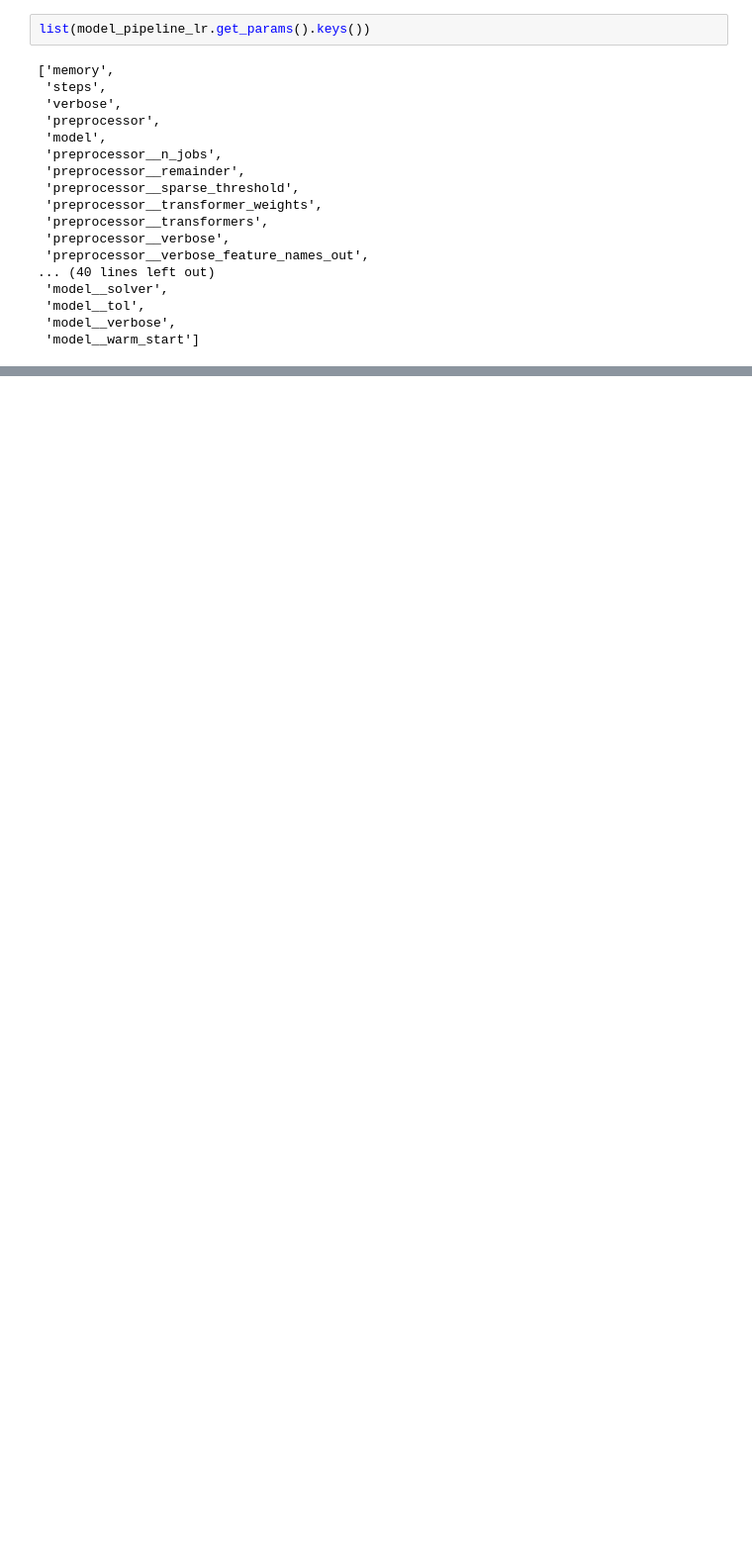
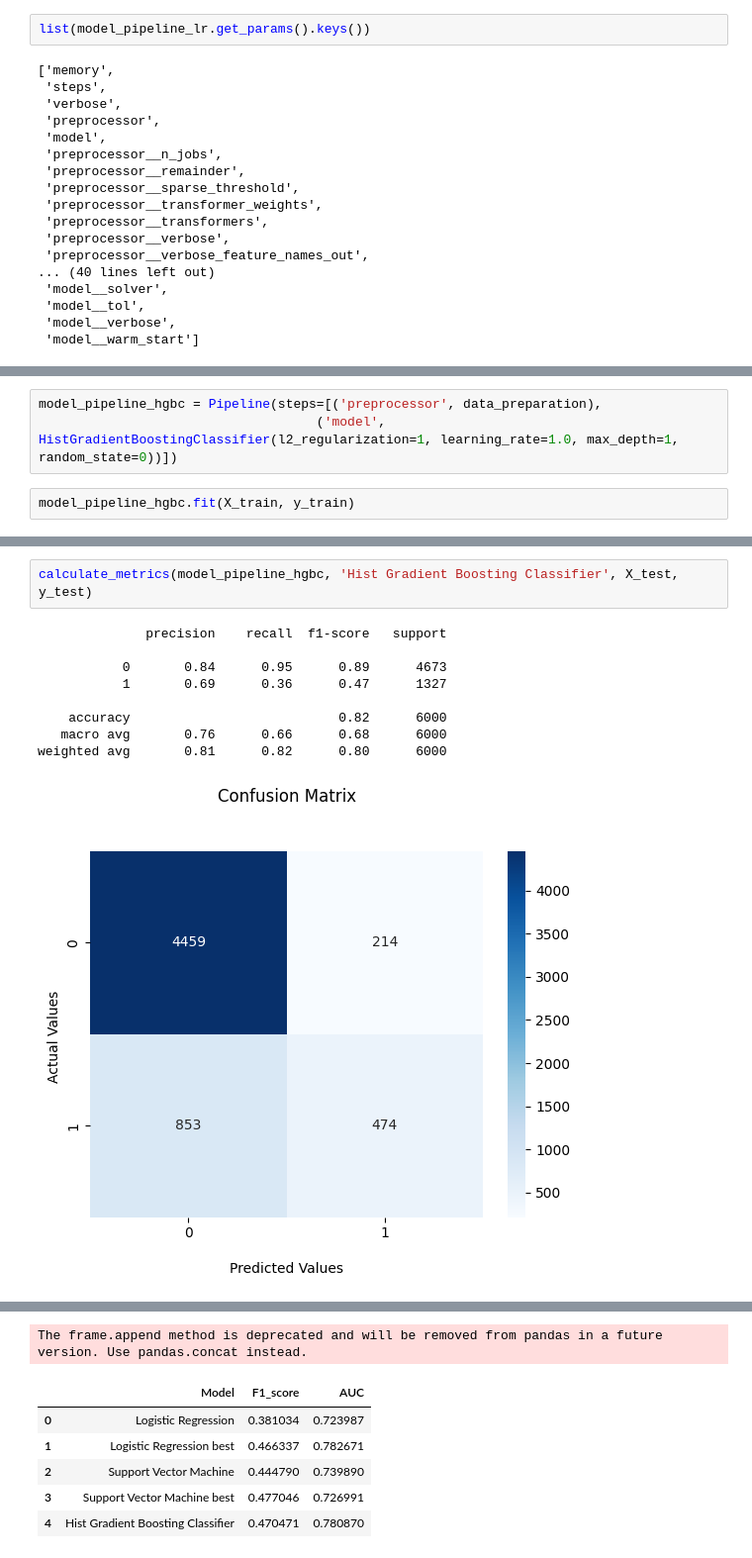
Before and after one commit to lukpytlewski/Credit-Scoring, a Jupyter notebook: credit_scoring.ipynb, the cells around one changed output, grey strips where cells are left out. Shown at 99% size. Drawn from its saved outputs; the diff is of its cells as text; blank space fills up the shorter version.

```diff
--- a/credit_scoring.ipynb
+++ b/credit_scoring.ipynb
@@ -429,0 +557,5 @@ TypeError: All intermediate steps should be transformers and implement fit and t
+# %%
+model_pipeline_hgbc = Pipeline(steps=[('preprocessor', data_preparation),
+                                    ('model', HistGradientBoostingClassifier(l2_regularization=1, learning_rate=1.0, max_depth=1, random_state=0))])
+# %%
+model_pipeline_hgbc.fit(X_train, y_train)
@@ -429,0 +582,12 @@ TypeError: All intermediate steps should be transformers and implement fit and t
+# %%
+calculate_metrics(model_pipeline_hgbc, 'Hist Gradient Boosting Classifier', X_test, y_test)
+# %% [output]
+              precision    recall  f1-score   support
+
+           0       0.84      0.95      0.89      4673
+           1       0.69      0.36      0.47      1327
+
+    accuracy                           0.82      6000
+   macro avg       0.76      0.66      0.68      6000
+weighted avg       0.81      0.82      0.80      6000
+[figure, added]
@@ -429,0 +595,7 @@ TypeError: All intermediate steps should be transformers and implement fit and t
+The frame.append method is deprecated and will be removed from pandas in a future version. Use pandas.concat instead.
+|  | Model | F1_score | AUC |
+| 0 | Logistic Regression | 0.381034 | 0.723987 |
+| 1 | Logistic Regression best | 0.466337 | 0.782671 |
+| 2 | Support Vector Machine | 0.444790 | 0.739890 |
+| 3 | Support Vector Machine best | 0.477046 | 0.726991 |
+| 4 | Hist Gradient Boosting Classifier | 0.470471 | 0.780870 |
```
Also changed, not shown: parts of 30 cells of this notebook.
